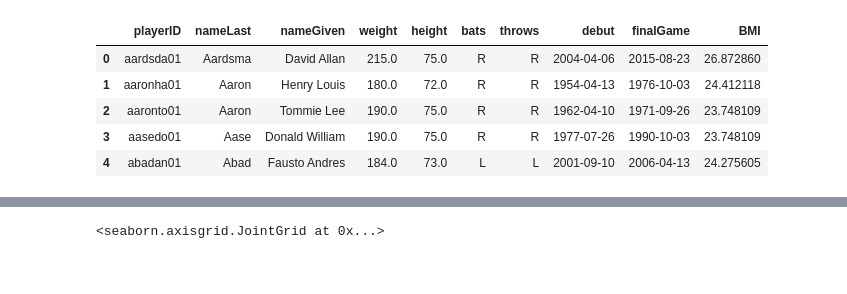
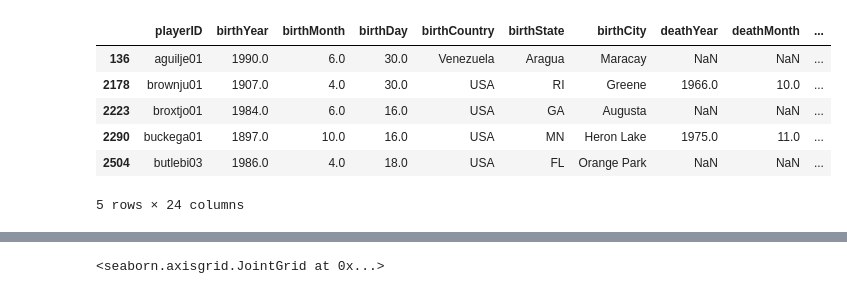
Before and after one commit to obverter/baseballings, a Jupyter notebook: high-bmi.ipynb, the cells around one changed output, grey strips where cells are left out. Cells and saved outputs as stored; diff of their text form; code cells hidden in the pictures.

```diff
--- a/high-bmi.ipynb
+++ b/high-bmi.ipynb
@@ -10,2 +11,0 @@ import seaborn as sns
-# %%
-df = pd.read_csv("lahman/core/people.csv")
@@ -52,0 +12,4 @@ df_simple = df_simple.drop(
+# %%
+df_people = pd.read_csv("lahman/core/people.csv")
+df_pitching = pd.read_csv("lahman/core/pitching.csv")
+df_batting = pd.read_csv("lahman/core/batting.csv")
@@ -52,0 +23,2 @@ df_simple = df_simple.drop(
+# %%
+df_pitchers = pd.concat([df_people, df_pitching], join='inner', axis = 1)
@@ -53,9 +84,12 @@ df_simple = df_simple.drop(
+# %%
+df_huskiesPitchers = df[df_pitchers.BMI > 34.55]
 # %%
-df_simple.head()
+df_huskiesPitchers.head()
 # %% [output]
-|  | playerID | nameLast | nameGiven | weight | height | bats | throws | debut | finalGame | BMI |
-| 0 | aardsda01 | Aardsma | David Allan | 215.0 | 75.0 | R | R | 2004-04-06 | 2015-08-23 | 26.872860 |
-| 1 | aaronha01 | Aaron | Henry Louis | 180.0 | 72.0 | R | R | 1954-04-13 | 1976-10-03 | 24.412118 |
-| 2 | aaronto01 | Aaron | Tommie Lee | 190.0 | 75.0 | R | R | 1962-04-10 | 1971-09-26 | 23.748109 |
-| 3 | aasedo01 | Aase | Donald William | 190.0 | 75.0 | R | R | 1977-07-26 | 1990-10-03 | 23.748109 |
-| 4 | abadan01 | Abad | Fausto Andres | 184.0 | 73.0 | L | L | 2001-09-10 | 2006-04-13 | 24.275605 |
+|  | playerID | birthYear | birthMonth | birthDay | birthCountry | birthState | birthCity | deathYear | deathMonth | ... |
+| 136 | aguilje01 | 1990.0 | 6.0 | 30.0 | Venezuela | Aragua | Maracay | NaN | NaN | ... |
+| 2178 | brownju01 | 1907.0 | 4.0 | 30.0 | USA | RI | Greene | 1966.0 | 10.0 | ... |
+| 2223 | broxtjo01 | 1984.0 | 6.0 | 16.0 | USA | GA | Augusta | NaN | NaN | ... |
+| 2290 | buckega01 | 1897.0 | 10.0 | 16.0 | USA | MN | Heron Lake | 1975.0 | 11.0 | ... |
+| 2504 | butlebi03 | 1986.0 | 4.0 | 18.0 | USA | FL | Orange Park | NaN | NaN | ... |
+5 rows × 24 columns
```
Also changed, not shown: parts of 19 cells of this notebook.
